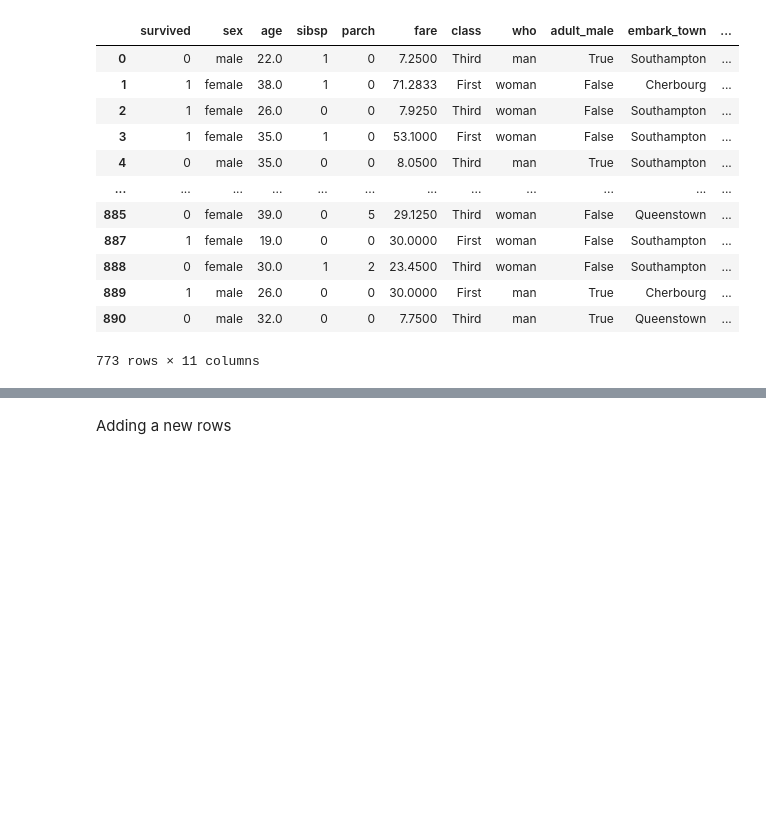
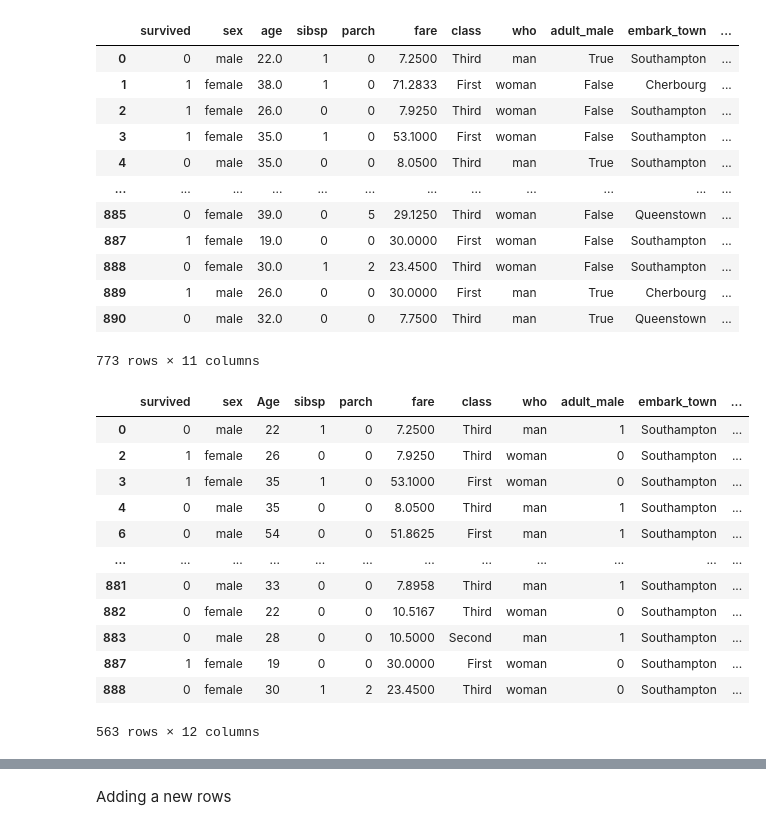
Before and after one commit to 1sumer/Python, a Jupyter notebook: Pandas/Datasets/Titanic Pandas.ipynb, the cells around one changed output, grey strips where cells are left out. Drawn from its saved outputs; the diff is of its cells as text; code cells hidden in the pictures; blank space fills up the shorter version.

```diff
--- a/Pandas/Datasets/Titanic Pandas.ipynb
+++ b/Pandas/Datasets/Titanic Pandas.ipynb
@@ -326,3 +326,20 @@ df.iloc[:]
 | 889 | 1 | male | 26.0 | 0 | 0 | 30.0000 | First | man | True | Cherbourg | ... |
 | 890 | 0 | male | 32.0 | 0 | 0 | 7.7500 | Third | man | True | Queenstown | ... |
 773 rows × 11 columns
+# %%
+#df[df['method'].str.endswith('g')]
+df[df['embark_town'].str.startswith('S')]
+# %% [output]
+|  | survived | sex | Age | sibsp | parch | fare | class | who | adult_male | embark_town | ... |
+| 0 | 0 | male | 22 | 1 | 0 | 7.2500 | Third | man | 1 | Southampton | ... |
+| 2 | 1 | female | 26 | 0 | 0 | 7.9250 | Third | woman | 0 | Southampton | ... |
+| 3 | 1 | female | 35 | 1 | 0 | 53.1000 | First | woman | 0 | Southampton | ... |
+| 4 | 0 | male | 35 | 0 | 0 | 8.0500 | Third | man | 1 | Southampton | ... |
+| 6 | 0 | male | 54 | 0 | 0 | 51.8625 | First | man | 1 | Southampton | ... |
+| ... | ... | ... | ... | ... | ... | ... | ... | ... | ... | ... | ... |
+| 881 | 0 | male | 33 | 0 | 0 | 7.8958 | Third | man | 1 | Southampton | ... |
+| 882 | 0 | female | 22 | 0 | 0 | 10.5167 | Third | woman | 0 | Southampton | ... |
+| 883 | 0 | male | 28 | 0 | 0 | 10.5000 | Second | man | 1 | Southampton | ... |
+| 887 | 1 | female | 19 | 0 | 0 | 30.0000 | First | woman | 0 | Southampton | ... |
+| 888 | 0 | female | 30 | 1 | 2 | 23.4500 | Third | woman | 0 | Southampton | ... |
+563 rows × 12 columns
```
Also changed, not shown: parts of 3 cells of this notebook, 2 other files.
